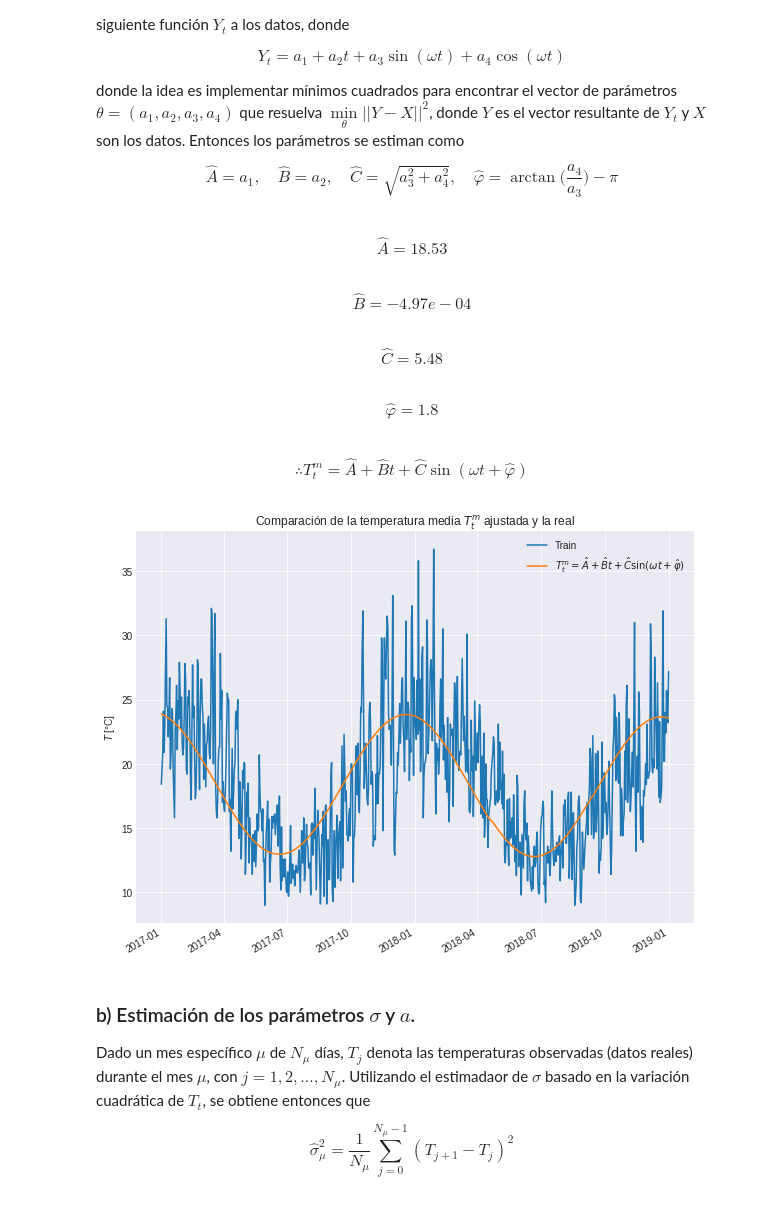
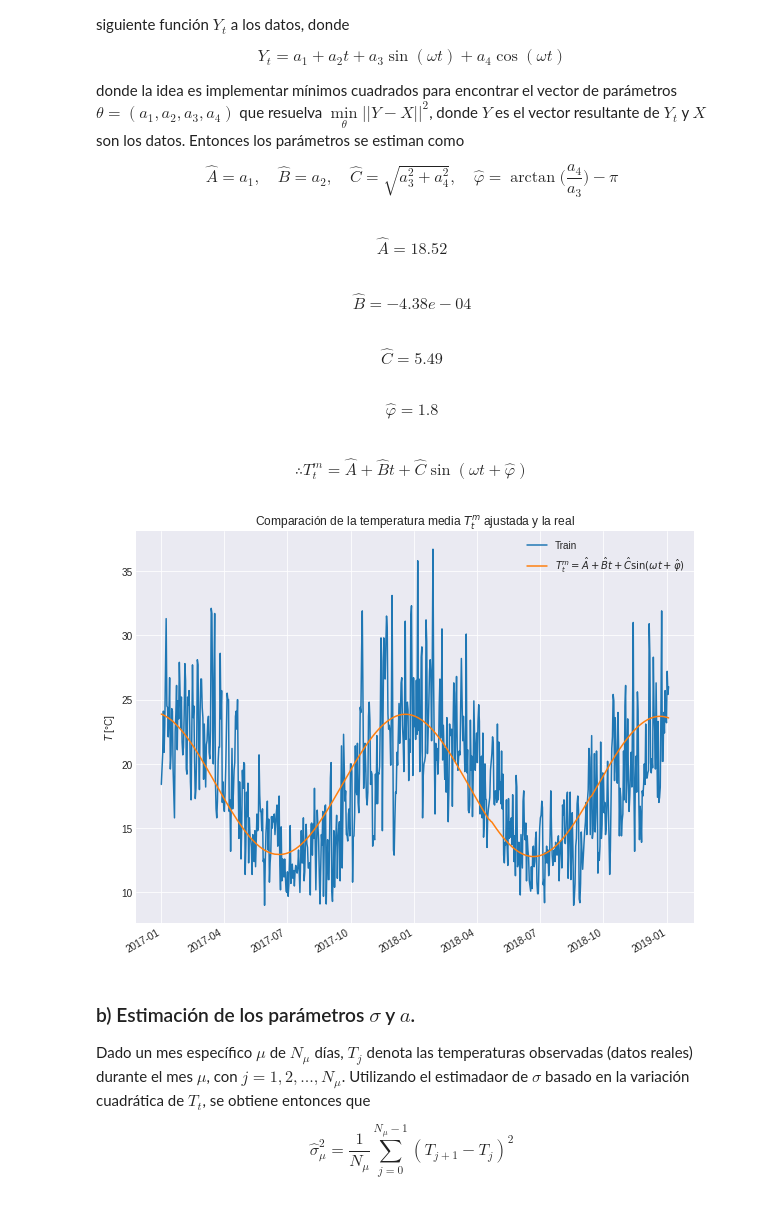
Before and after one commit to scardenol/proc_est2, a Jupyter notebook: P3.ipynb, the cells around one changed output. Saved outputs shown, nothing was run; the diff lists cells and outputs as text; code cells hidden in the pictures.

```diff
--- a/P3.ipynb
+++ b/P3.ipynb
@@ -53,8 +53,9 @@ data = data['Maximum temperature (Degree C)']
 data = data.dropna()
 
 # Separación de datos en train y test
-train = data.loc['2017-01-01':'2019-01-01']
-test = data.loc['2019-01-01':'2021-01-01']
+mid = len(data)//2
+train = data[:mid+1]
+test = data[mid+1:]
 # %%
 # Visualizar
 
@@ -205,9 +206,9 @@ display(Math(r'\hat{B} = ' + '{:0.2e}'.format(B_hat)))
 display(Math(r'\hat{C} = ' + str(round(C_hat, 2))))
 display(Math(r'\hat{\varphi} = ' + str(round(phi_hat, 2))))
 # %% [output]
-$$\hat{A} = 18.53$$
+$$\hat{A} = 18.52$$
-$$\hat{B} = -4.97e-04$$
+$$\hat{B} = -4.38e-04$$
-$$\hat{C} = 5.48$$
+$$\hat{C} = 5.49$$
 $$\hat{\varphi} = 1.8$$
 # %% [markdown]
 \begin{equation}
@@ -217,18 +218,18 @@ $$\hat{\varphi} = 1.8$$
 # %%
 # Visualizar la temperatura promedio ajustada
 
-Tm = A_hat + B_hat*T + C_hat*np.sin(omg*t + abs(phi_hat))
+Tm = A_hat + B_hat*T + C_hat*np.sin(omg*T + abs(phi_hat))
 Tm = pd.Series(Tm, index=train.index)
 
 plt.figure(figsize=(10,8))
 
 title = 'Comparación de la temperatura media $T^m_t$ ajustada y la real'
 train.plot(title=title);
-Tm.plot();
+Tm.plot()
 plt.legend(['Train', r'$T^m_t = \hat{A} + \hat{B}t + \hat{C}\sin(\omega t + \hat{\varphi})$']);
 plt.ylabel('$T$ [°C]');
 # %% [output]
-[figure, old version]
+[figure, new version]
 # %% [markdown]
 ### b) Estimación de los parámetros $\sigma$ y $a$.
 
```
Also changed, not shown: parts of 12 cells of this notebook.
